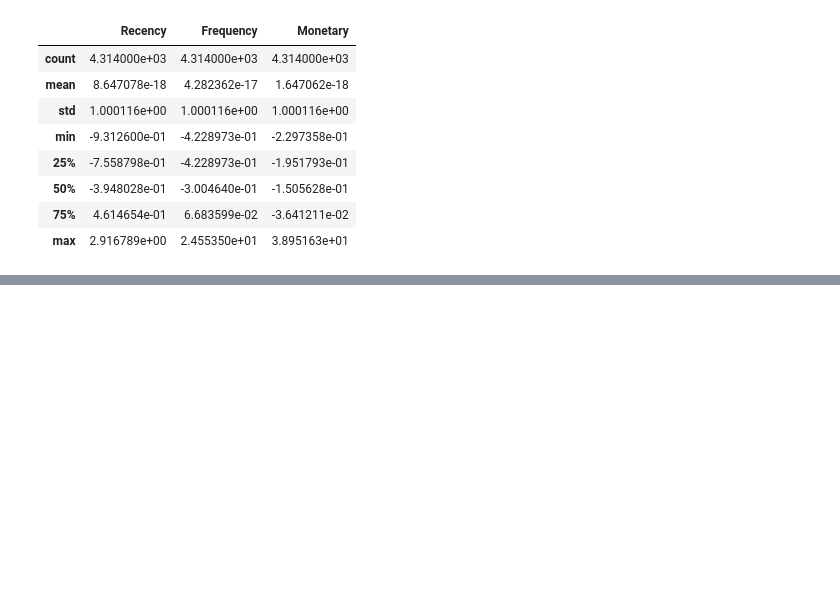
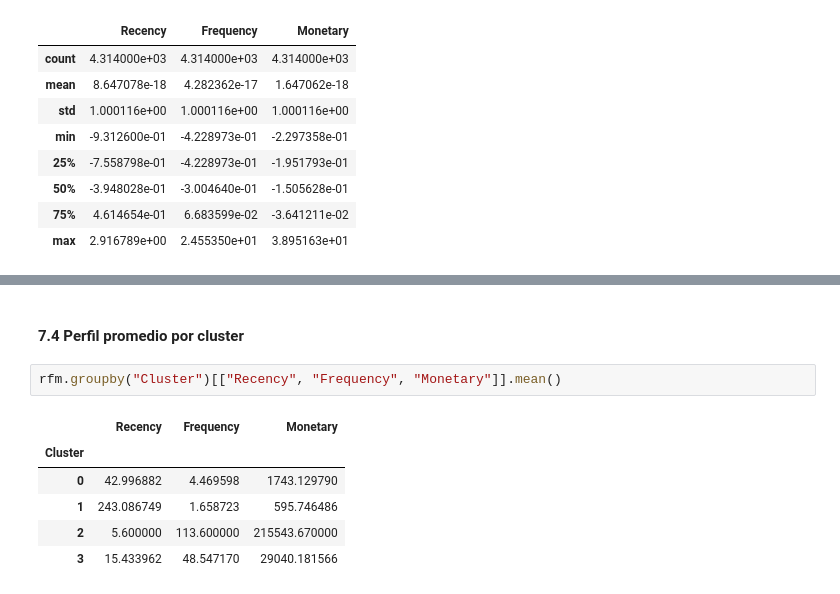
Before and after one commit to ExpresitoCarga2/customer-segmentation-clustering, a Jupyter notebook: notebooks/01_eda.ipynb, the cells around one changed output, grey strips where cells are left out. Saved outputs shown, nothing was run; the diff lists cells and outputs as text; blank space fills up the shorter version.

```diff
--- a/notebooks/01_eda.ipynb
+++ b/notebooks/01_eda.ipynb
@@ -241,0 +281,11 @@ rfm_scaled.describe()
+# %% [markdown]
+#### 7.4 Perfil promedio por cluster
+# %%
+rfm.groupby("Cluster")[["Recency", "Frequency", "Monetary"]].mean()
+# %% [output]
+|  | Recency | Frequency | Monetary |
+| Cluster |  |  |  |
+| 0 | 42.996882 | 4.469598 | 1743.129790 |
+| 1 | 243.086749 | 1.658723 | 595.746486 |
+| 2 | 5.600000 | 113.600000 | 215543.670000 |
+| 3 | 15.433962 | 48.547170 | 29040.181566 |
```
Also changed, not shown: parts of 5 cells of this notebook, 1 other file.
